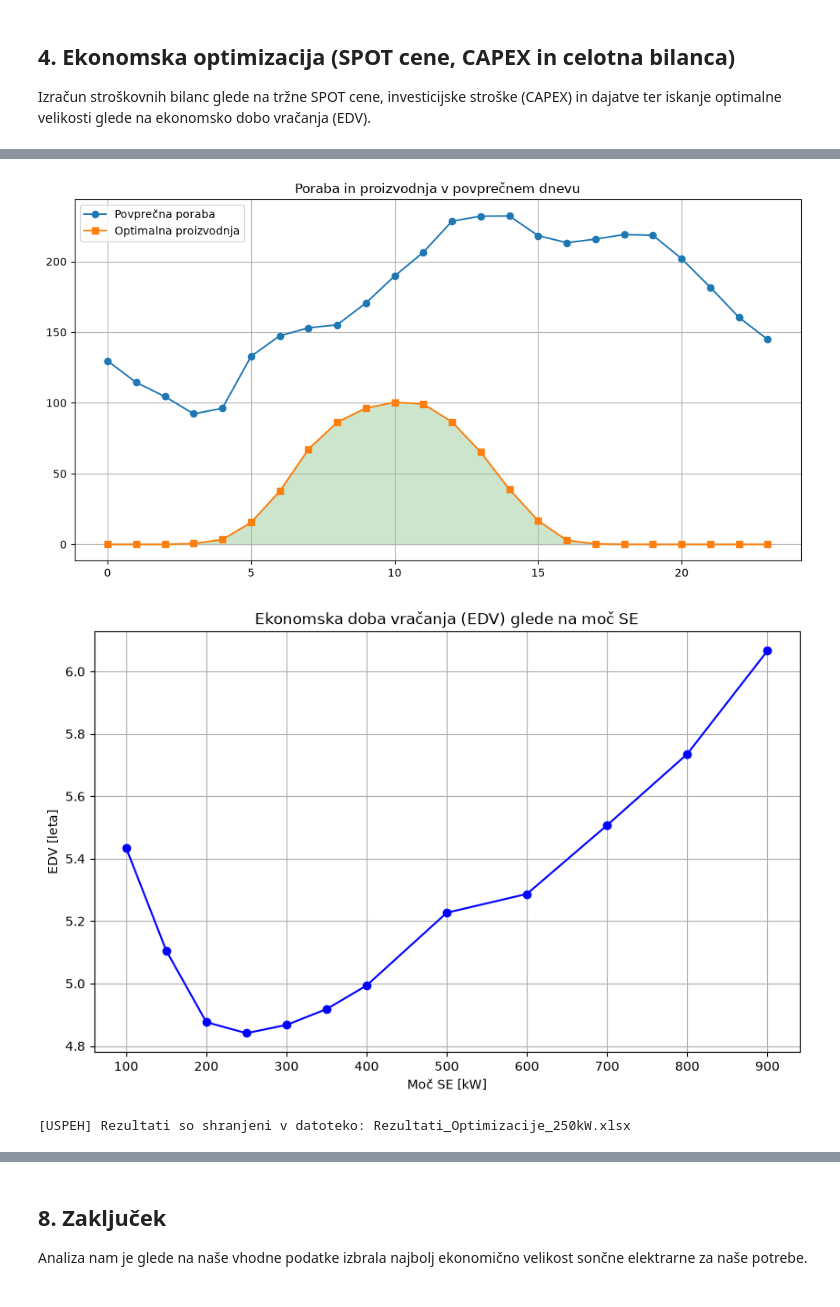
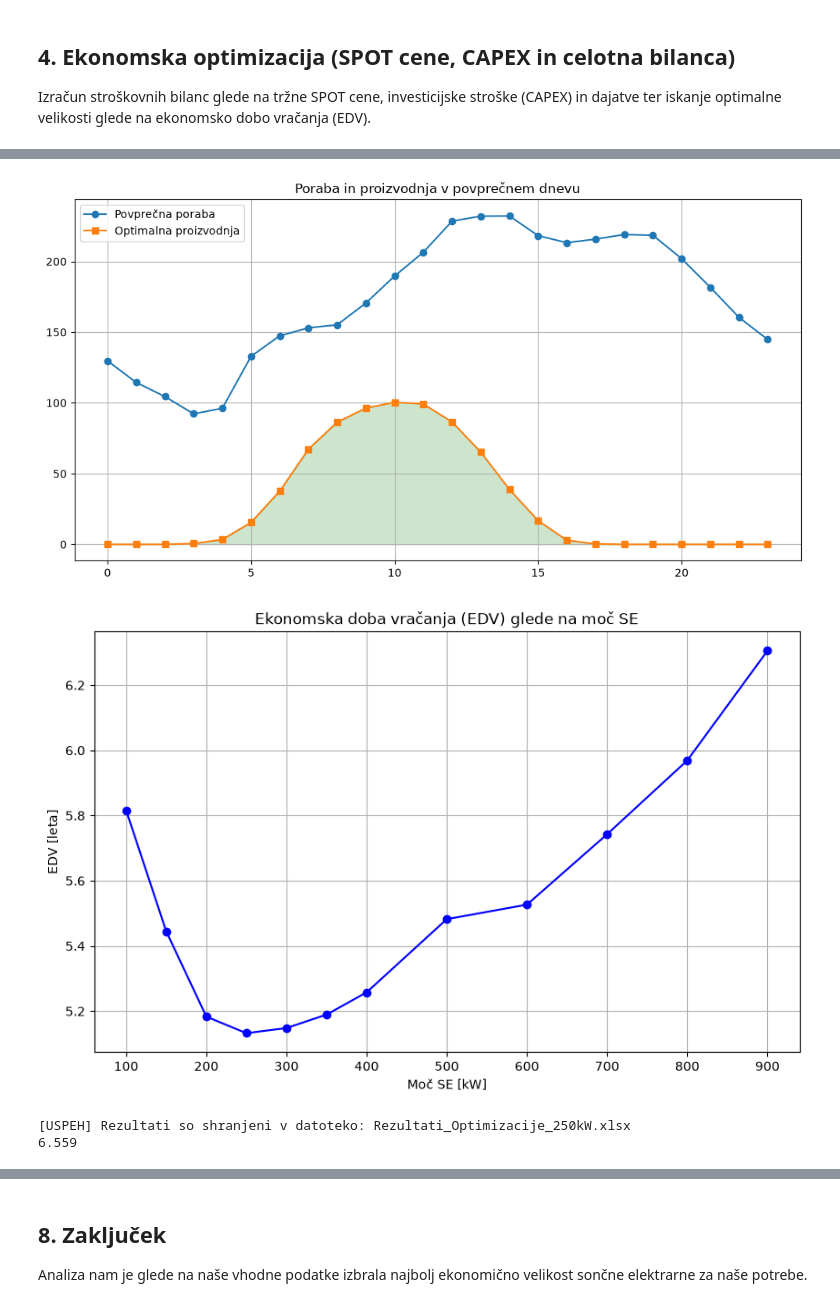
Before and after one commit to nikasvencbir/projektna-naloga-programiranje, a Jupyter notebook: analiza (1).ipynb, the cells around one changed output, grey strips where cells are left out. Cells and saved outputs as stored; diff of their text form; code cells hidden in the pictures.

```diff
--- a/analiza (1).ipynb
+++ b/analiza (1).ipynb
@@ -132,13 +132,13 @@ df_leto = pd.DataFrame({
     'SPOT_EUR_MWh': df_spot['SPOT_EUR_MWh'].iloc[:st_ur].values,
     'Proizvodnja_normirano': df_pvgis['Proizvodnja_normirano'].iloc[:st_ur].values / df_pvgis['Proizvodnja_normirano'].iloc[:st_ur].values.sum(),
     'Odjem_kWh': df_odjem['reg_A_plus'].iloc[:st_ur].values,
-    'Tarifa (VT/MT)': df_odjem['Tarifa (VT/NT)'].iloc[:st_ur].values
+    'Tarifa (VT/NT)': df_odjem['Tarifa (VT/NT)'].iloc[:st_ur].values
 })
 #Vektorji za nadaljne računanje
 poraba = df_leto['Odjem_kWh'].values
 bazicna_proizvodnja = df_leto['Proizvodnja_normirano'].values
 SPOT_cena = df_leto['SPOT_EUR_MWh'].values
-tarifa = df_leto['Tarifa (VT/MT)'].values
+tarifa = df_leto['Tarifa (VT/NT)'].values
 # %% [output]
 Izbrana omejitev moči: 300.0 kW
 Berem podatke iz: Podatki_Optimizacija1.xlsx
@@ -203,11 +203,12 @@ scenariji = df_capex.copy()
 # 5. Celotna bilanca
 print("-" * 60)
 print("CILJ: NAJNIŽJI CELOTNI LETNI STROŠEK")
-scenariji['Rezultat_dict'] = scenariji.apply(lambda row: celotna_bilanca(row, poraba, bazicna_proizvodnja, df_stroski, SPOT_cena, df_leto), axis=1)
+scenariji['Rezultat_dict'] = scenariji.apply(lambda row: celotna_bilanca(row, poraba, bazicna_proizvodnja, df_stroski, SPOT_cena, df_leto), axis=1) # doda v tabelo slovarje v vsako vrstico
 scenariji['Strosek_EUR'] = scenariji['Rezultat_dict'].apply(lambda x: x['Skupaj'])
+#lamda je mini funkcija, ki jo uvedem da sprejme cel slovar in potem iz nje izluščim postavko 'Skupaj'
 
 # Izračun stanja BREZ SE
-omr_kwh_brez = np.where(df_leto['Tarifa (VT/MT)'] == "MT", 0.01695, 0.03724)
+omr_kwh_brez = np.where(df_leto['Tarifa (VT/NT)'] == "NT", 0.01695, 0.03724)
 strosek_fiksni_brez = (df_stroski.loc['PowerNetworkFee','Cena_num'] * limit_moci_kw) + (df_stroski.loc['DutyMeteringPoint','Cena_num'] * 12)
 var_strosek_brez = SPOT_cena/1000 + 5/1000 + omr_kwh_brez + df_stroski.loc['DutyOIEK','Cena_num'] + df_stroski.loc['DutyPiOI','Cena_num'] + df_stroski.loc['ExciseTax','Cena_num']
 strosek_brez_SE_full = (np.sum(poraba * var_strosek_brez) + strosek_fiksni_brez) * 1.13
@@ -222,7 +223,7 @@ print(f"Prihranek s SE: {strosek_brez_SE_full - najboljsa_opcija_final['Strosek_
 print("-" * 60)
 print(" REZULTATI ZA VSE VELIKOSTI SE ")
 edv_seznam, donosnost_seznam = [], []
-for idx, row in scenariji.iterrows():
+for idx, row in scenariji.iterrows(): #idx je indeks, row so vsi podatki v vrstici
     prihranek_v = strosek_brez_SE_full - row['Strosek_EUR']
     edv_v = row['CAPEX_EUR'] / prihranek_v if prihranek_v > 0 else 0
     edv_seznam.append(edv_v)
@@ -320,6 +321,7 @@ Velikost SE:   250.0 kW | EDV: 4.841 let | Letni prihranek: 29178.50 €
 [figure]
-[figure, old version]
+[figure, new version]
 [USPEH] Rezultati so shranjeni v datoteko: Rezultati_Optimizacije_250kW.xlsx
+6.559
 # %%
 # Graf odvisnosti EDV od moči SE
 plt.figure(figsize=(10, 5))
```
Also changed, not shown: parts of 2 cells of this notebook, 5 other files.
